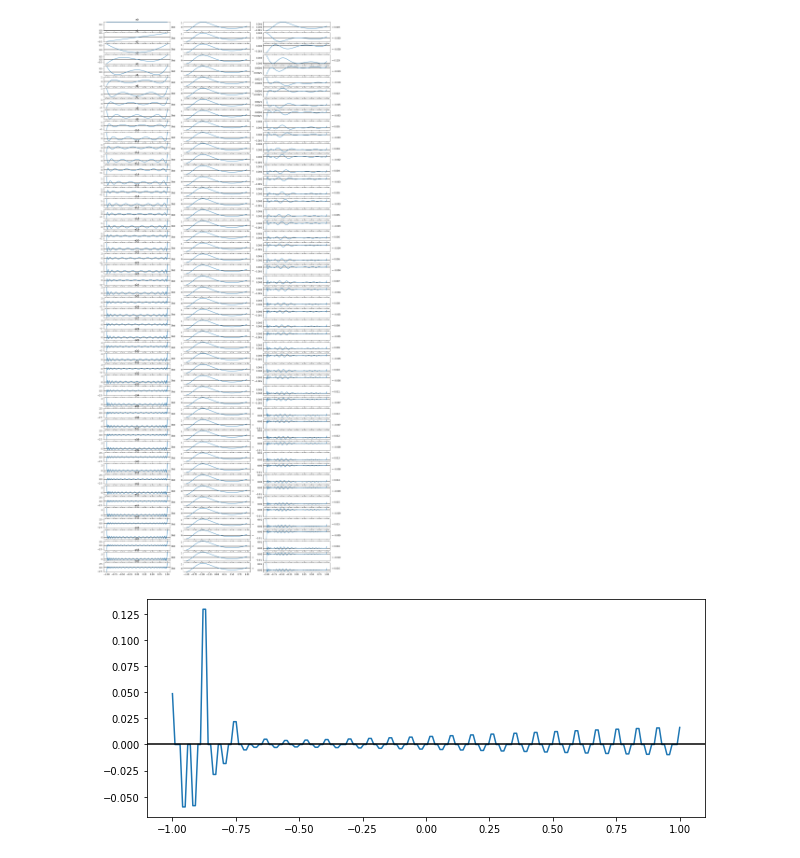
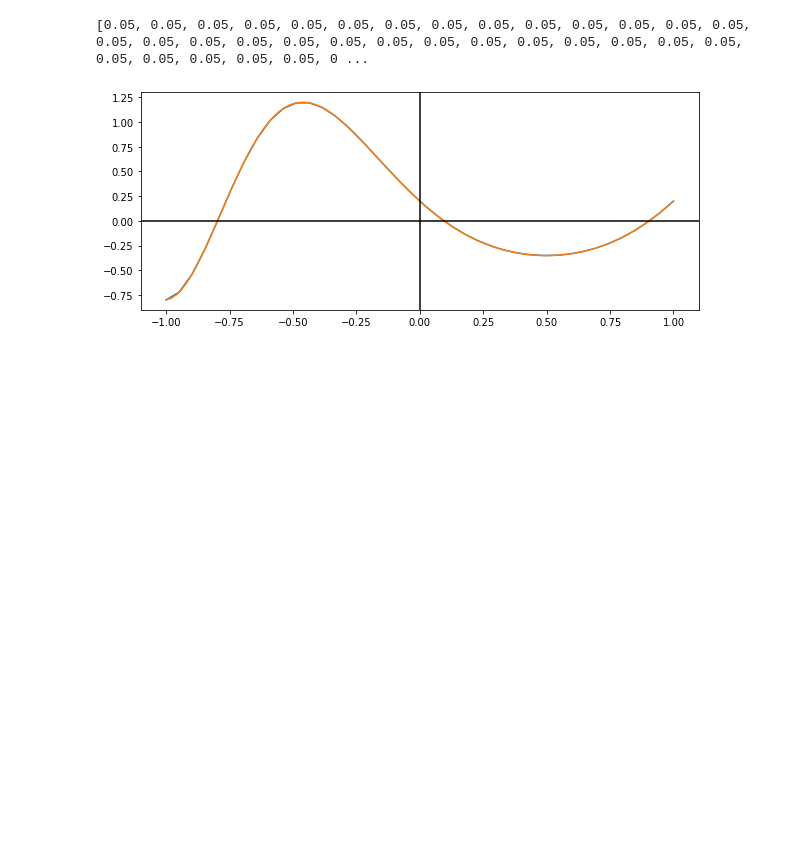
Before and after one commit to fancyzero/SphericalHarmonicNotebook, a Jupyter notebook: FunctionProduct_Lergnard.ipynb, the cells around one changed output. Saved outputs shown, nothing was run; the diff lists cells and outputs as text; code cells hidden in the pictures; blank space fills up the shorter version.

```diff
--- a/FunctionProduct_Lergnard.ipynb
+++ b/FunctionProduct_Lergnard.ipynb
@@ -272,27 +198,7 @@ testingBasisFunc = partial(funcBasis,50,0.01)
 # %%
-import itertools
 
 
-def Project(originFunction, basisFunction, resolution):
-
-    coeffs = []  # result
-
-    samplePoints = np.linspace(-1, 1, resolution)
-
-    originFuncSample = SampleFunc(originFunction, samplePoints)
-    basisSamples = []
-    products = []
-
-    for i, b in enumerate(basisFunction):
-        bSamples = SampleFunc(b, samplePoints)
-        basisSamples.append(bSamples)
-        prod = np.array(originFuncSample) * np.array(basisSamples[i])*(1.0/len(samplePoints))
-        products.append(prod)
-        coeffs.append(np.sum(prod))
-    return coeffs, samplePoints, originFuncSample, basisSamples, products
-
-
-def PlotProducts(samplePoints, originFuncSample, basisSamples, products, coeffs, figSize=(10, 10)):
+def PlotProductsAnimation(samplePoints, originFuncSample, basisSamples, products, coeffs, figSize=(10, 10)):
     count = len(basisSamples)
     fig, axes = plt.subplots(nrows=count, ncols=3)
     fig.set_size_inches(figSize)
@@ -336,32 +242,40 @@ def PlotProducts(samplePoints, originFuncSample, basisSamples, products, coeffs,
 # plt.plot(samplePoints, products[0])
 # %%
 # rebuild
-def Rebuild(coeffs,basisFuncs, resolution):
+def Rebuild(coeffs,basisFuncs, resolution, normalizeTerm):
     ret = np.zeros(resolution)
     samplePoints=np.linspace(-1,1,resolution)
     for i,coeff in enumerate(coeffs):
         samples = np.array(SampleFunc(basisFuncs[i],samplePoints))
-        ret += samples * coeff
+        ret += samples * coeff *normalizeTerm[i]
     return ret
 
 
 # y = rebuild(coeffs,  [partial(testingBasisFunc,i) for i in range(50)],50)
 # %%
-resolution = 200
-basisCount = 50
-coeffs, samplePoints, originFuncSample, basisSamples, products = Project(func1, [partial(funcBasisP,i) for i in range(basisCount)],resolution=resolution)
-PlotProducts( samplePoints, originFuncSample, basisSamples, products, coeffs, figSize=(20,50))
+resolution = 40
+funcBasis1 = partial(funcBasis,resolution,0.01)
+basisCount = 40
+basisFunctions = [partial(funcBasis1,i) for i in range(basisCount)]
+renormalizeTerms = [ 1/FuncInnerProduct(basisFunctions[x], basisFunctions[x],-1,1,resolution) for x in range(basisCount)]
+print(renormalizeTerms)
+coeffs, samplePoints, originFuncSample, basisSamples, products = Project(MyFunc, basisFunctions,resolution=resolution)
 
-y = Rebuild(coeffs,  [partial(testingBasisFunc,i) for i in range(basisCount)],resolution)
+# PlotProductsAnimation( samplePoints, originFuncSample, basisSamples, products, coeffs, figSize=(20,20))
 
+y = Rebuild(coeffs,  basisFunctions,resolution,normalizeTerm=renormalizeTerms)
 
+# print(y)
 fig,axes = plt.subplots(nrows=1, ncols=1)
 fig.set_size_inches((10,4))
 samplePoints=np.linspace(-1,1,resolution)
 plt.plot(samplePoints,y)
+plt.plot(np.linspace(-1,1,100), SampleFunc(MyFunc,np.linspace(-1,1,100)))
+
 plt.axhline(0, color='black')
+plt.axvline(0, color='black')
 fig.savefig("Images/rebuilt")
 # %% [output]
+[0.05, 0.05, 0.05, 0.05, 0.05, 0.05, 0.05, 0.05, 0.05, 0.05, 0.05, 0.05, 0.05, 0.05, 0.05, 0.05, 0.05, 0.05, 0.05, 0.05, 0.05, 0.05, 0.05, 0.05, 0.05, 0.05, 0.05, 0.05, 0.05, 0.05, 0.05, 0.05, 0.05, 0 ...
-[figure, old version]
+[figure, new version]
-[figure, removed]
 # %%
```
Also changed, not shown: parts of 8 cells of this notebook, 3 other files.
